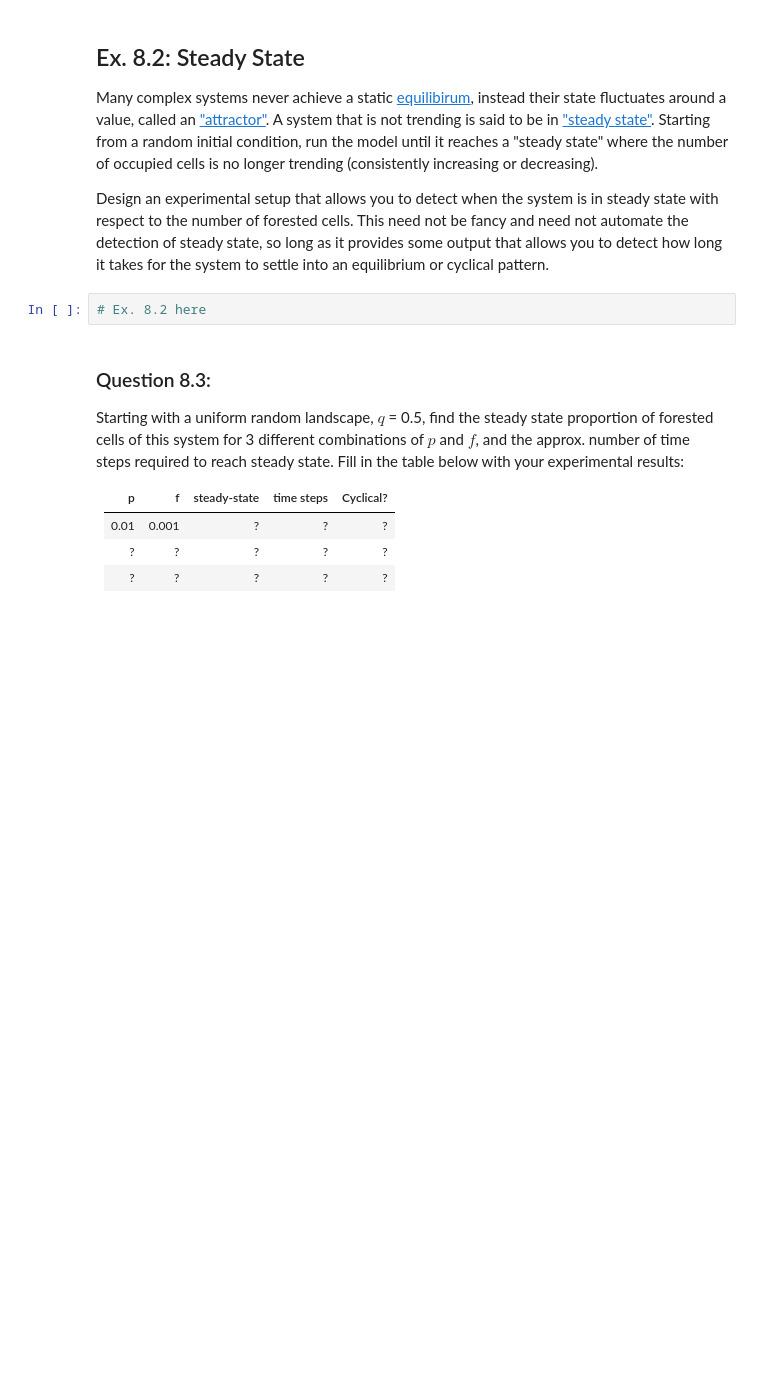
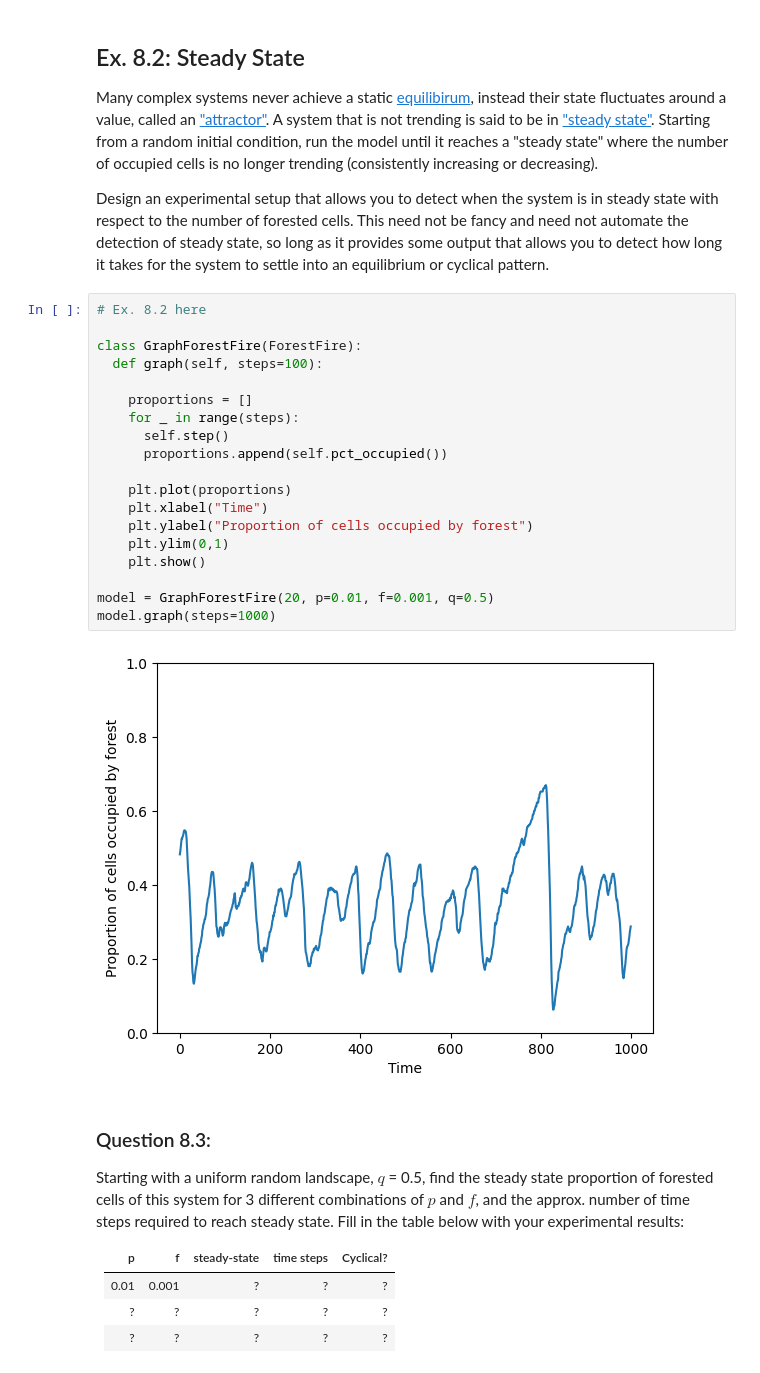
Before and after one commit to SehajCodes/cap-comp215, a Jupyter notebook: labs/lab07-10-fire.ipynb, the cells around one changed output. Saved outputs shown, nothing was run; the diff lists cells and outputs as text; blank space fills up the shorter version.

```diff
--- a/labs/lab07-10-fire.ipynb
+++ b/labs/lab07-10-fire.ipynb
@@ -265,8 +277,27 @@ Starting from a random initial condition, run the model until it reaches a "stea
 
 Design an experimental setup that allows you to detect when the system is in steady state with respect to the number of forested cells.
 This need not be fancy and need not automate the detection of steady state, so long as it provides some output that allows you to detect how long it takes for the system to settle into an equilibrium or cyclical pattern.
-# %%
-# Ex. 8.2 here
+# %%
+# Ex. 8.2 here
+
+class GraphForestFire(ForestFire):
+  def graph(self, steps=100):
+
+    proportions = []
+    for _ in range(steps):
+      self.step()
+      proportions.append(self.pct_occupied())
+
+    plt.plot(proportions)
+    plt.xlabel("Time")
+    plt.ylabel("Proportion of cells occupied by forest")
+    plt.ylim(0,1)
+    plt.show()
+
+model = GraphForestFire(20, p=0.01, f=0.001, q=0.5)
+model.graph(steps=1000)
+# %% [output]
+[figure, added]
 # %% [markdown]
 ### Question 8.3:
 Starting with a uniform random landscape, $q$ = 0.5, find the steady state proportion of forested cells of this system for 3 different combinations of $p$ and $f$, and the approx. number of time steps required to reach steady state.
```
Also changed, not shown: parts of 6 cells of this notebook.
